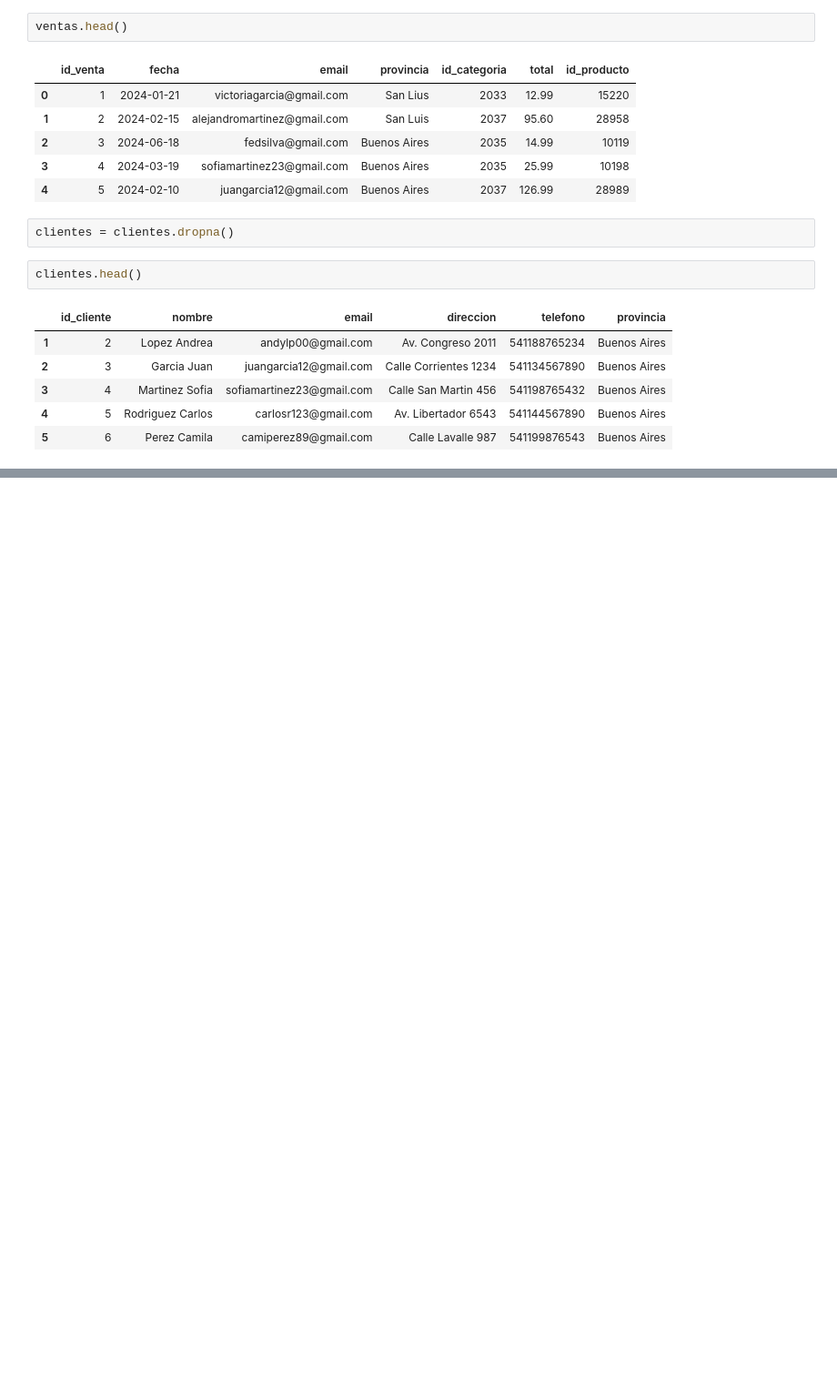
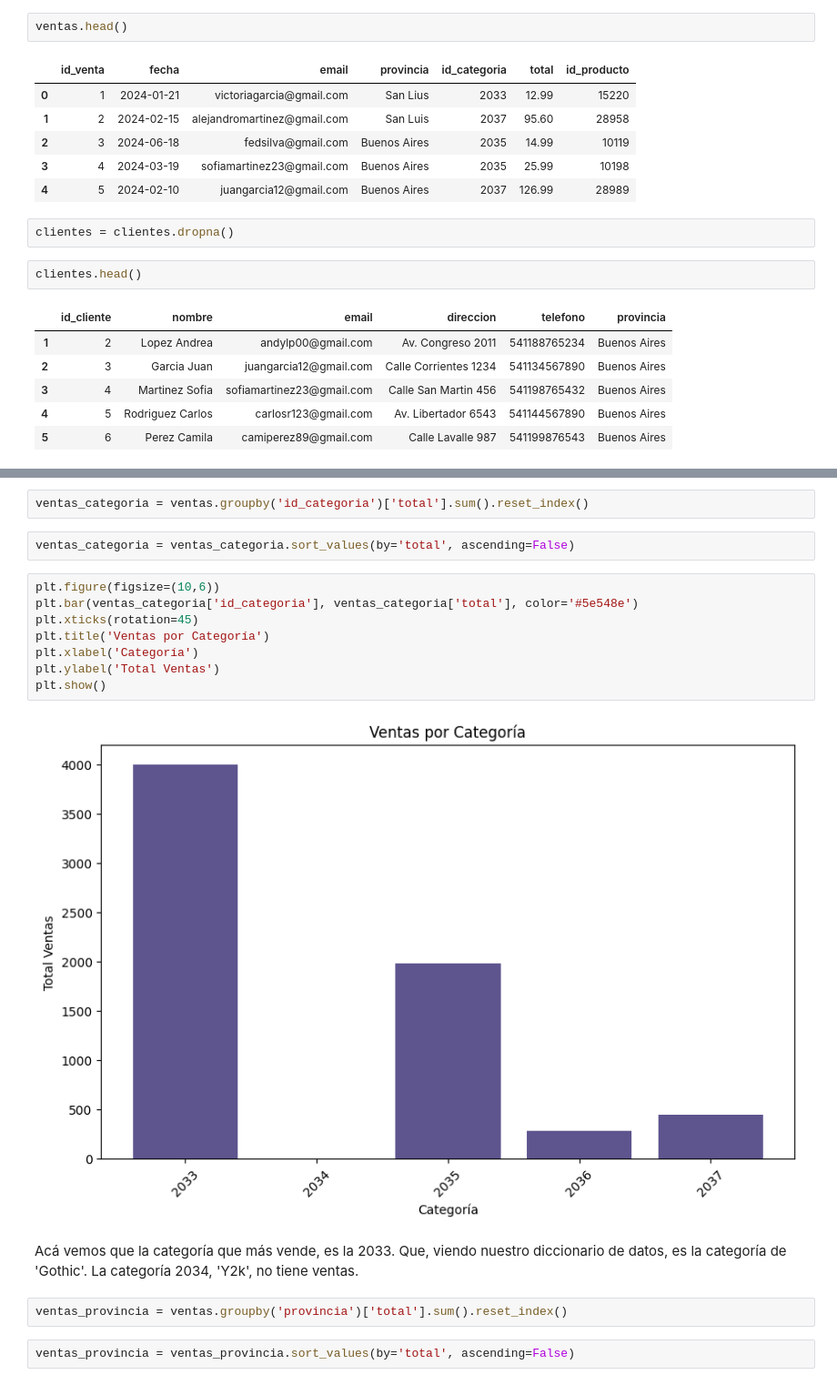
Before and after one commit to sbkrz/noir_velvet, a Jupyter notebook: EDA.ipynb, the cells around one changed output, grey strips where cells are left out. Shown: that part at 91% size. Saved outputs shown, nothing was run; the diff lists cells and outputs as text; blank space fills up the shorter version.

```diff
--- a/EDA.ipynb
+++ b/EDA.ipynb
@@ -54,0 +139,20 @@ clientes.head()
+# %%
+ventas_categoria = ventas.groupby('id_categoria')['total'].sum().reset_index()
+# %%
+ventas_categoria = ventas_categoria.sort_values(by='total', ascending=False)
+# %%
+plt.figure(figsize=(10,6))
+plt.bar(ventas_categoria['id_categoria'], ventas_categoria['total'], color='#5e548e')
+plt.xticks(rotation=45)
+plt.title('Ventas por Categoría')
+plt.xlabel('Categoría')
+plt.ylabel('Total Ventas')
+plt.show()
+# %% [output]
+[figure, added]
+# %% [markdown]
+Acá vemos que la categoría que más vende, es la 2033. Que, viendo nuestro diccionario de datos, es la categoría de 'Gothic'. La categoría 2034, 'Y2k', no tiene ventas.
+# %%
+ventas_provincia = ventas.groupby('provincia')['total'].sum().reset_index()
+# %%
+ventas_provincia = ventas_provincia.sort_values(by='total', ascending=False)
```
Also changed, not shown: parts of 51 cells of this notebook.
